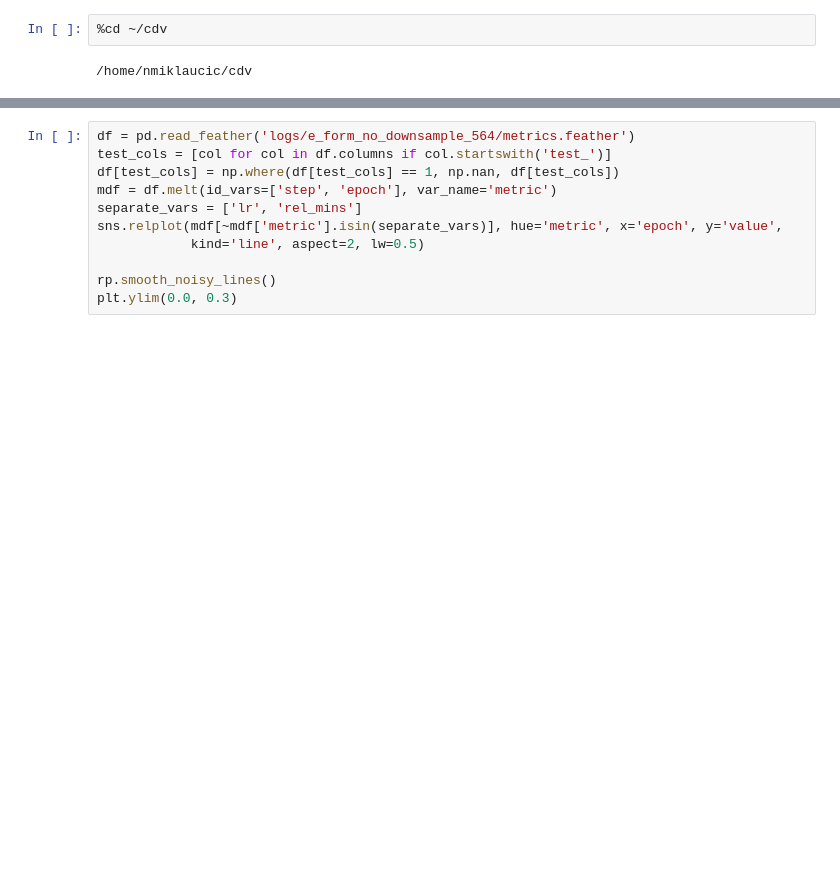
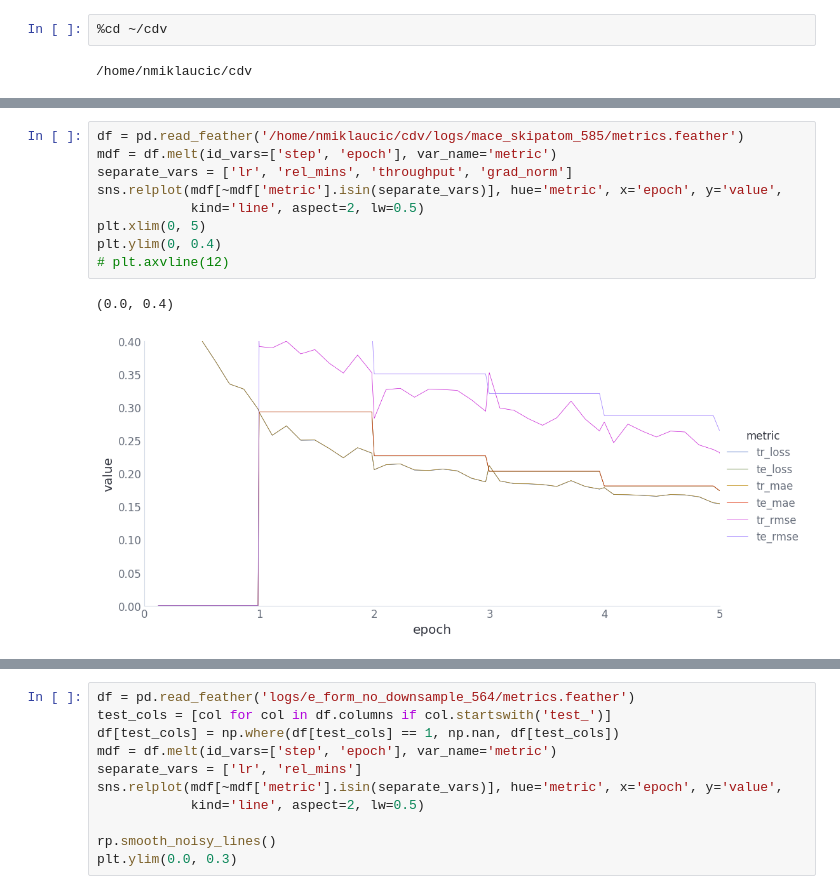
Before and after one commit to nicholas-miklaucic/facet, a Jupyter notebook: notebooks/log-visuals.ipynb, the cells around one changed output, grey strips where cells are left out. Saved outputs shown, nothing was run; the diff lists cells and outputs as text; blank space fills up the shorter version.

```diff
--- a/notebooks/log-visuals.ipynb
+++ b/notebooks/log-visuals.ipynb
@@ -18 +30,13 @@ rp.plotly_setup(is_dark)
+# %%
+df = pd.read_feather('/home/nmiklaucic/cdv/logs/mace_skipatom_585/metrics.feather')
+mdf = df.melt(id_vars=['step', 'epoch'], var_name='metric')
+separate_vars = ['lr', 'rel_mins', 'throughput', 'grad_norm']
+sns.relplot(mdf[~mdf['metric'].isin(separate_vars)], hue='metric', x='epoch', y='value',
+            kind='line', aspect=2, lw=0.5)
+plt.xlim(0, 5)
+plt.ylim(0, 0.4)
+# plt.axvline(12)
+# %% [output]
+(0.0, 0.4)
+[figure, added]
 # %%
```
Also changed, not shown: parts of 2 cells of this notebook, 12 other files.
